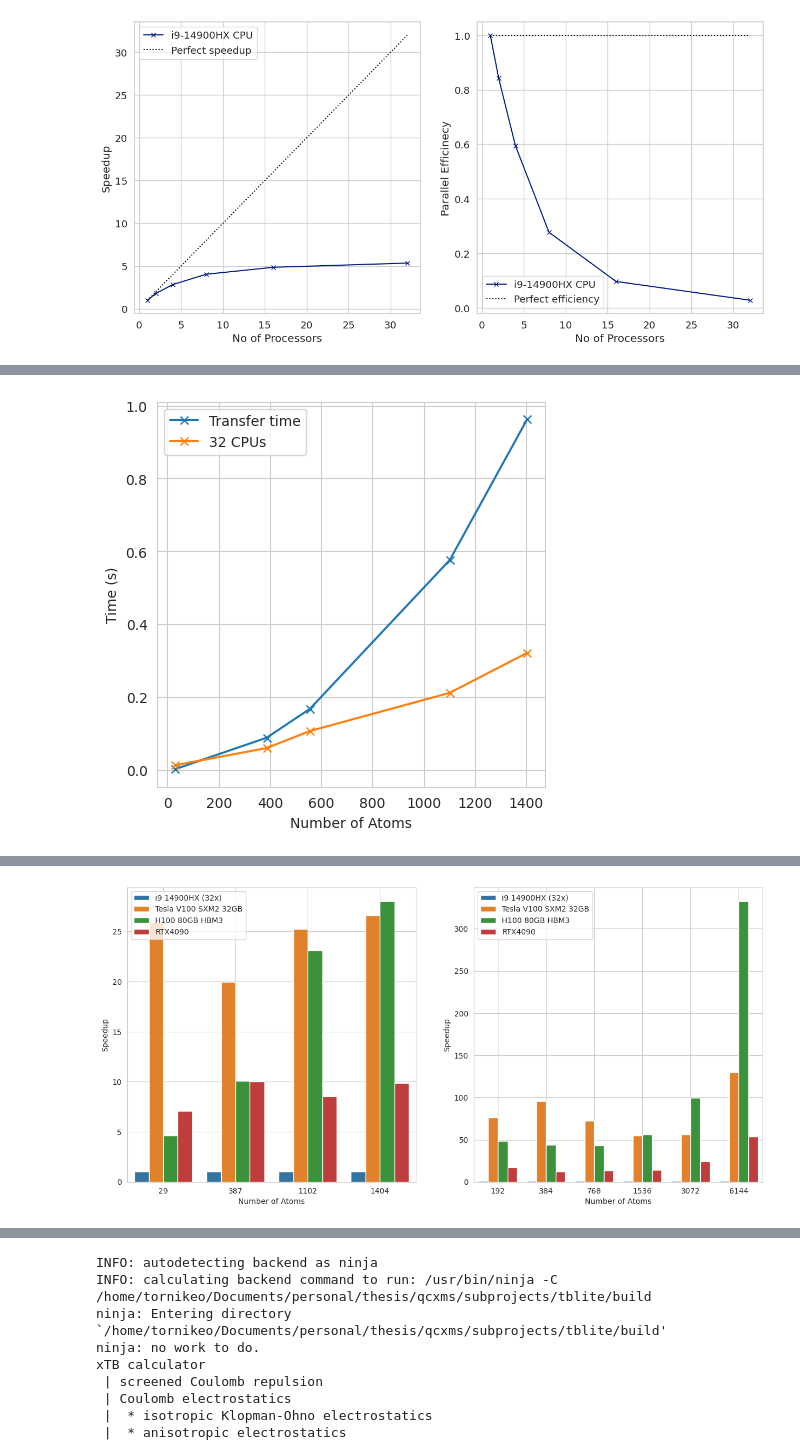
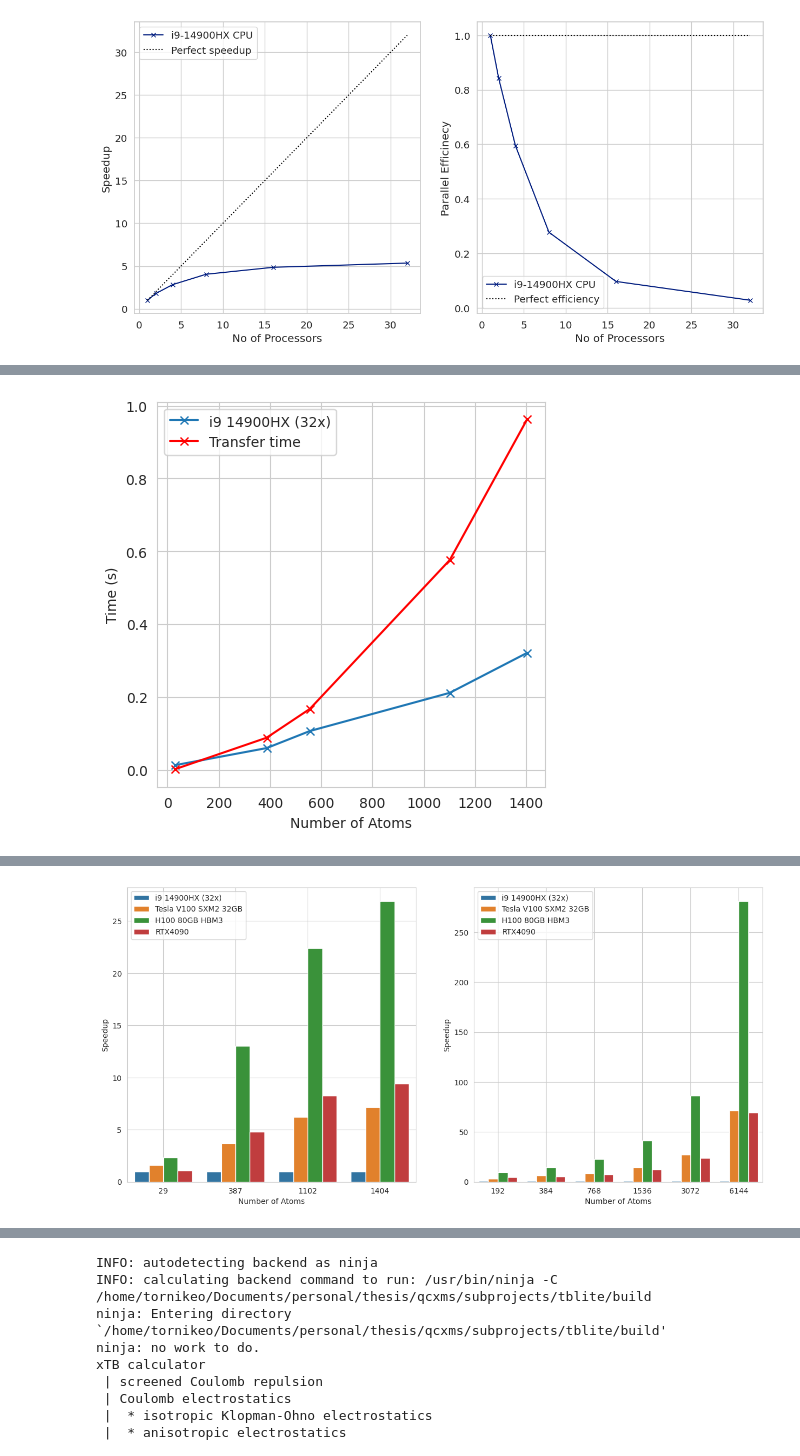
Before and after one commit to tornikeo/tblite, a Jupyter notebook: notes/make_figures.ipynb, the cells around one changed output, grey strips where cells are left out. Cells and saved outputs as stored; diff of their text form; code cells hidden in the pictures.

Commit message:
Estimate CPU perf on batches

```diff
--- a/notes/make_figures.ipynb
+++ b/notes/make_figures.ipynb
@@ -114,8 +114,8 @@ def make_process_on_cpu_vs_copy_to_gpu(df):
   w = df[mask].gpu_time / 1000
   plt.figure(figsize=(5, 5))
   sns.set_style("whitegrid")
-  plt.plot(x,y, 'x-', label='Transfer time')
-  plt.plot(x,z, 'x-', label='32 CPUs')
+  plt.plot(x,z, 'x-', label='i9 14900HX (32x)')
+  plt.plot(x,y, 'x-r', label='Transfer time')
   plt.xlabel('Number of Atoms')
   plt.ylabel('Time (s)')
   plt.grid(True)
@@ -123,7 +123,7 @@ def make_process_on_cpu_vs_copy_to_gpu(df):
 
 make_process_on_cpu_vs_copy_to_gpu(df)
 # %% [output]
-[figure, old version]
+[figure, new version]
 # %%
 df
 # %% [output]
@@ -187,20 +187,7 @@ df
 | 38 | alkane_1024 | 3072 | 6 | 1 | 30 | 21 | 2 | 293.517738 | RTX4090 | 11.932640 | ... |
 | 39 | alkane_2048 | 6144 | 6 | 1 | 30 | 21 | 2 | 1122.811957 | RTX4090 | 20.976641 | ... |
 # %%
-# def abs_perf_plot(df):
-#   mask = ~df['structure'].str.contains('alkane')
-#   df = df[mask]
-#   df['time'] /= 1000 # ms to s
-#   sns.lineplot(
-#     x='nat',
-#     y='time',
-#     hue='processor',
-#     data=df,
-#   )
-
-#   plt.ylabel("Time (s)")
-#   plt.xlabel("Number of Atoms")
-#   plt.legend()
+from IPython.display import display
 
 def relative_perf_plot(df):
   mask = ~df['structure'].str.contains('alkan')
@@ -208,7 +195,8 @@ def relative_perf_plot(df):
 
   out = []
   for i,g in df.groupby('nat'):
-    g['relative'] = g['cpu_time'] / g['time']
+    cpu_time = g[g['processor'] == 'i9 14900HX (32x)']['time'].item()
+    g['relative'] = cpu_time / g['time']
     out.append(g)
   df = pd.concat(out)
 
@@ -229,7 +217,9 @@ def relative_perf_plot_alk(df):
 
   out = []
   for i,g in df.groupby('nat'):
-    g['relative'] = g['cpu_time'] / g['time']
+    # display(g)
+    cpu_time = g[g['processor'] == 'i9 14900HX (32x)']['time'].item()
+    g['relative'] = cpu_time / g['time']
     out.append(g)
   df = pd.concat(out)
 
@@ -256 +276 @@ relative_perf_plot_alk(df)
-[figure, old version]
+[figure, new version]
```
Also changed, not shown: parts of 2 cells of this notebook, 5 other files.
